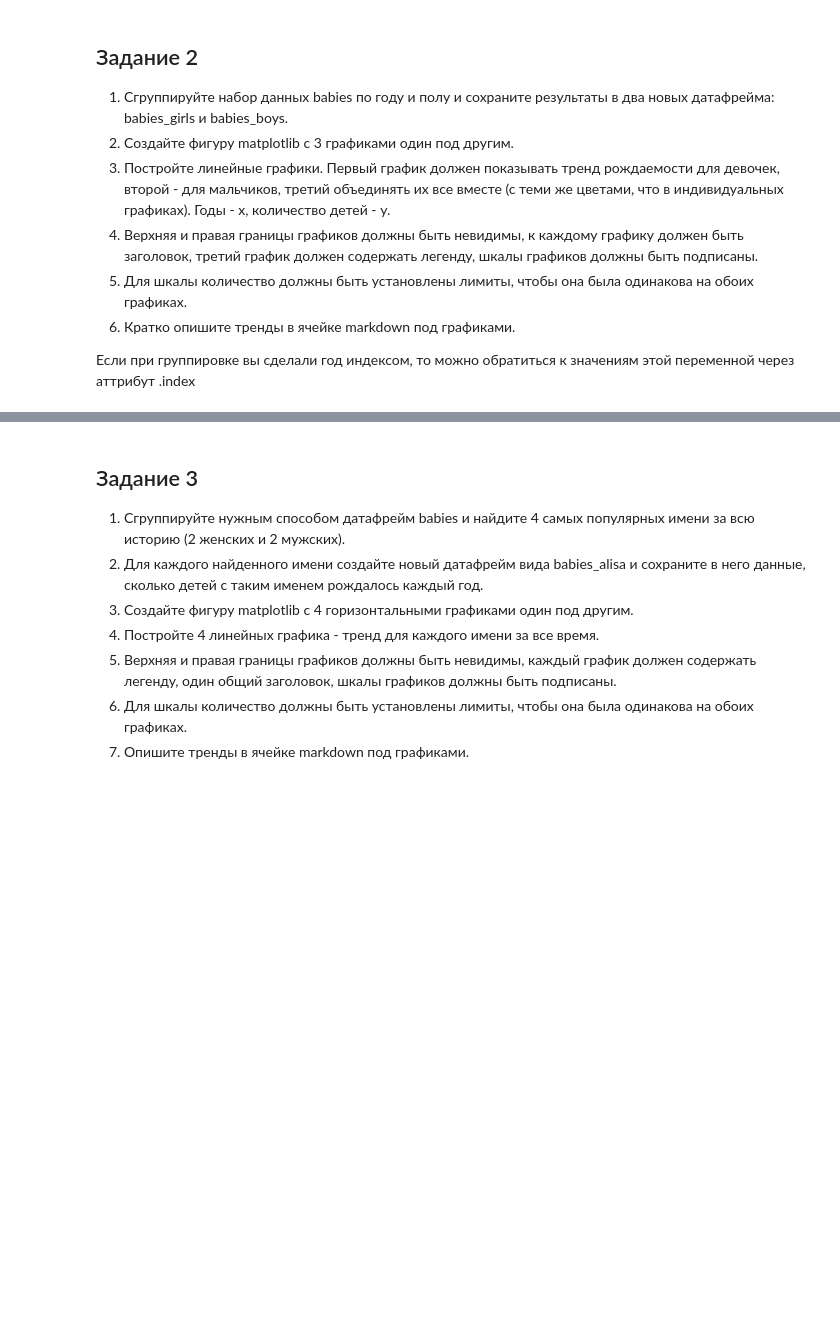
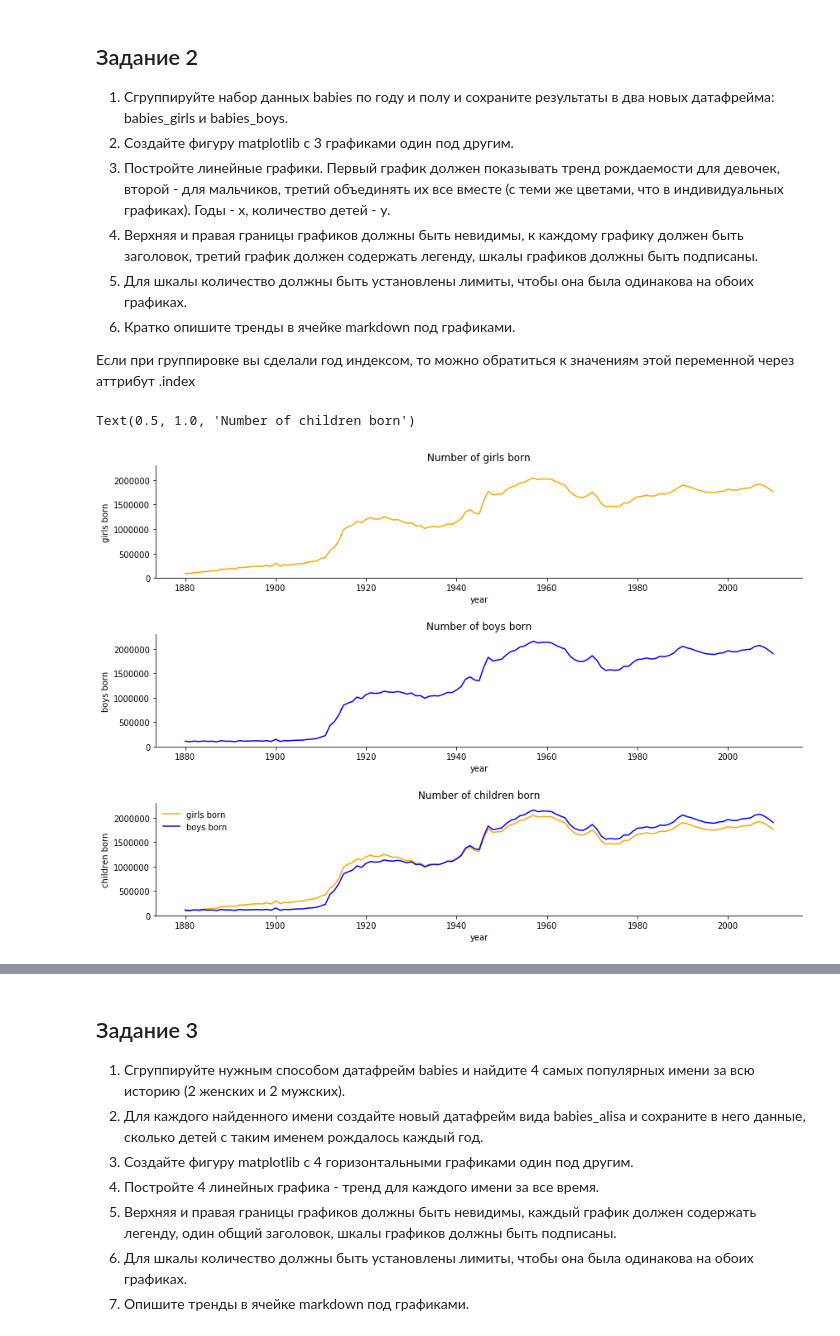
Before and after one commit to Oleg-DS/learning_data_science, a Jupyter notebook: Голещихин_Олег_ДЗ_8.ipynb, the cells around one changed output, grey strips where cells are left out. Saved outputs shown, nothing was run; the diff lists cells and outputs as text; code cells hidden in the pictures; blank space fills up the shorter version.

```diff
--- a/Голещихин_Олег_ДЗ_8.ipynb
+++ b/Голещихин_Олег_ДЗ_8.ipynb
@@ -114,0 +109,30 @@ babies_boys = pd.DataFrame(inter['M'])
+# %%
+# ( ͡° ͜ʖ ͡°)づ ━━ ✫・*。
+
+babies_girls = pd.DataFrame(b[(b.sex == 'F')].groupby('year')['number'].sum())
+babies_boys = pd.DataFrame(b[(b.sex == 'M')].groupby('year')['number'].sum())
+
+fig, ax = plt.subplots(3, figsize=(14, 10), gridspec_kw={'hspace':0.5})
+
+for i in range(3):
+    ax[i].set_xlabel('year')
+    ax[i].spines['right'].set_visible(False)
+    ax[i].spines['top'].set_visible(False)
+    ax[i].set_ylim(top=2300000)
+
+ax[0].plot(babies_girls.index, babies_girls.number, color='orange')
+ax[0].set_ylabel('girls born')
+ax[0].set_title('Number of girls born')
+
+ax[1].plot(babies_boys.index, babies_boys.number, color='blue')
+ax[1].set_ylabel('boys born')
+ax[1].set_title('Number of boys born')
+
+ax[2].plot(babies_girls.index, babies_girls.number, color='orange', label='girls born')
+ax[2].plot(babies_boys.index, babies_boys.number, color='blue', label='boys born')
+ax[2].set_ylabel('children born')
+ax[2].legend(frameon=False)
+ax[2].set_title('Number of children born')
+# %% [output]
+Text(0.5, 1.0, 'Number of children born')
+[figure, added]
```
Also changed, not shown: parts of 6 cells of this notebook.
